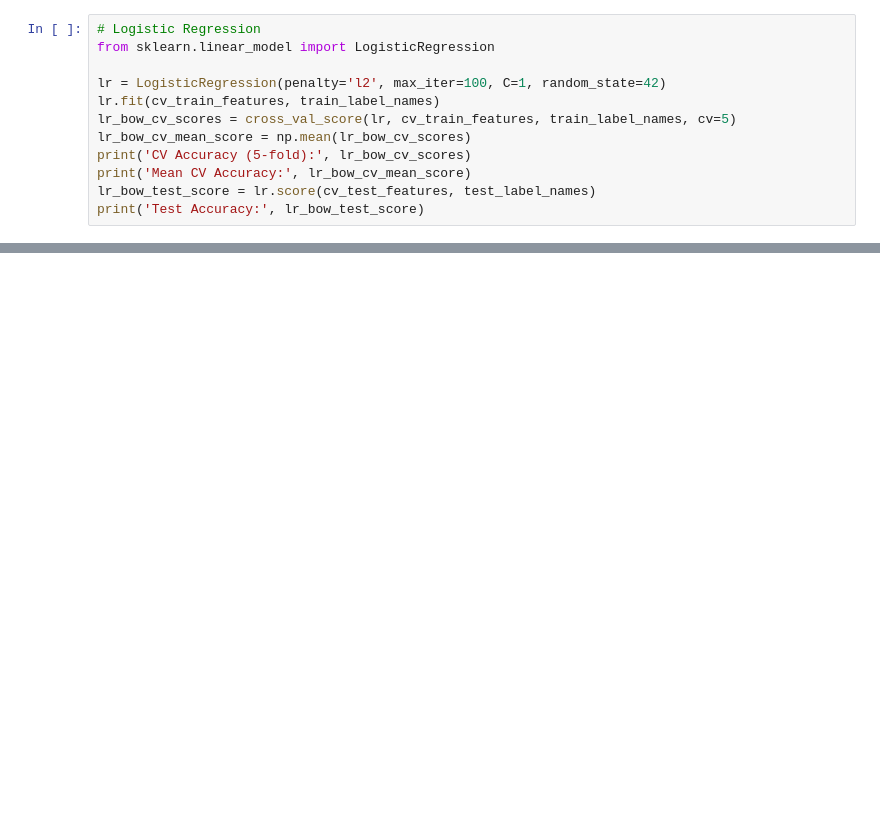
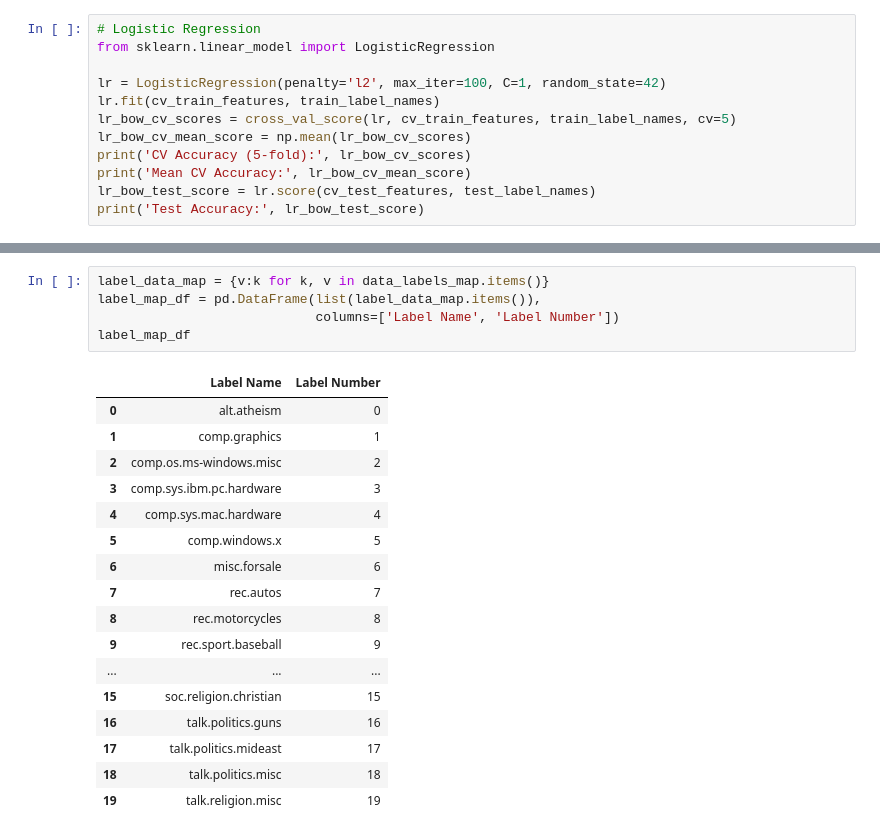
Before and after one commit to beliciataylor/self-study, a Jupyter notebook: NLP_Learning/ch05_text_classification.ipynb, the cells around one changed output, grey strips where cells are left out. Drawn from its saved outputs; the diff is of its cells as text; blank space fills up the shorter version.

```diff
--- a/NLP_Learning/ch05_text_classification.ipynb
+++ b/NLP_Learning/ch05_text_classification.ipynb
@@ -355,0 +822,23 @@ print('Test Accuracy:', gbc_bow_test_score)
+# %%
+label_data_map = {v:k for k, v in data_labels_map.items()}
+label_map_df = pd.DataFrame(list(label_data_map.items()),
+                            columns=['Label Name', 'Label Number'])
+label_map_df
+# %% [output]
+|  | Label Name | Label Number |
+| 0 | alt.atheism | 0 |
+| 1 | comp.graphics | 1 |
+| 2 | comp.os.ms-windows.misc | 2 |
+| 3 | comp.sys.ibm.pc.hardware | 3 |
+| 4 | comp.sys.mac.hardware | 4 |
+| 5 | comp.windows.x | 5 |
+| 6 | misc.forsale | 6 |
+| 7 | rec.autos | 7 |
+| 8 | rec.motorcycles | 8 |
+| 9 | rec.sport.baseball | 9 |
+| ... | ... | ... |
+| 15 | soc.religion.christian | 15 |
+| 16 | talk.politics.guns | 16 |
+| 17 | talk.politics.mideast | 17 |
+| 18 | talk.politics.misc | 18 |
+| 19 | talk.religion.misc | 19 |
```
Also changed, not shown: parts of 39 cells of this notebook, 1 other file.
